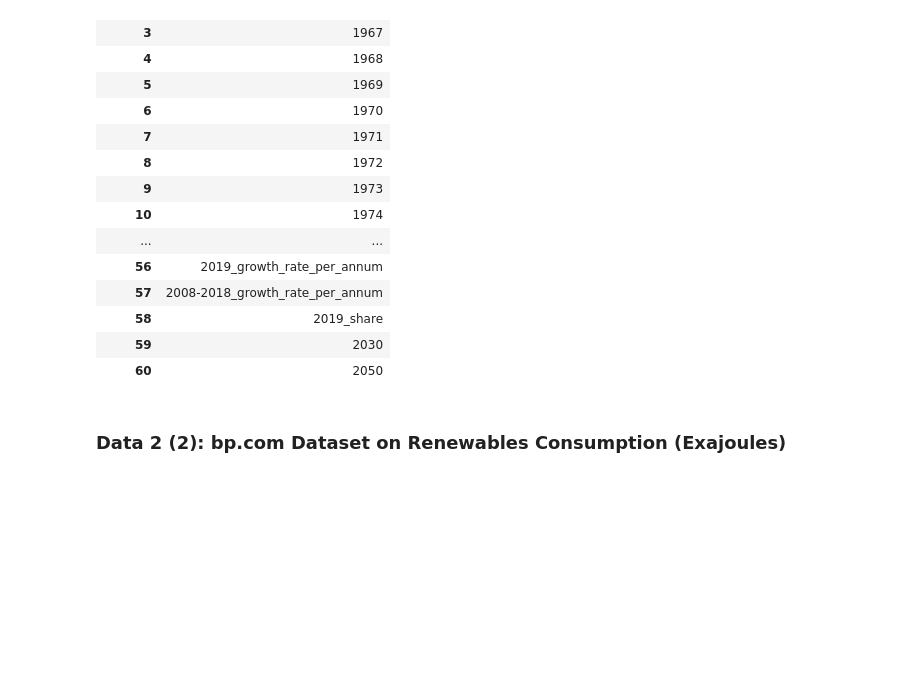
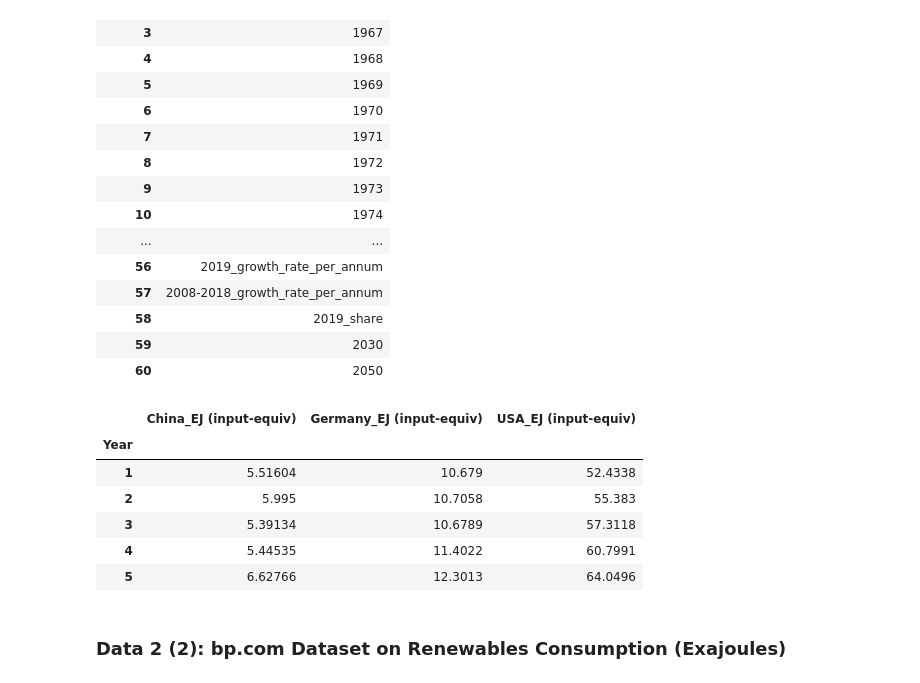
Before and after one commit to yuyhong23/ETL_Project, a Jupyter notebook: ETL_PROJECT.ipynb, the cells around one changed output. Cells and saved outputs as stored; diff of their text form; code cells hidden in the pictures; blank space fills up the shorter version.

```diff
--- a/ETL_PROJECT.ipynb
+++ b/ETL_PROJECT.ipynb
@@ -838,6 +847,77 @@ year_df
 | 58 | 2019_share |
 | 59 | 2030 |
 | 60 | 2050 |
+# %%
+# Update the year values in the dataframe
+bp_ec_new = bp_ec_all.copy()
+bp_ec_new["Year"] = bp_ec_new["Year"].replace([1965.0,
+                                                         1966.0,
+                                                         1967.0,
+                                                         1968.0,
+                                                         1969.0,
+                                                         1970.0,
+                                                         1971.0,
+                                                         1972.0,
+                                                         1973.0,
+                                                         1974.0,
+                                                         1975.0,
+                                                         1976.0,
+                                                         1977.0,
+                                                         1978.0,
+                                                         1979.0,
+                                                         1980.0,
+                                                         1981.0,
+                                                         1982.0,
+                                                         1983.0,
+                                                         1984.0,
+                                                         1985.0,
+                                                         1986.0,
+                                                         1987.0,
+                                                         1988.0,
+                                                         1989.0,
+                                                         1990.0,
+                                                         1991.0,
+                                                         1992.0,
+                                                         1993.0,
+                                                         1994.0,
+                                                         1995.0,
+                                                         1996.0,
+                                                         1997.0,
+                                                         1998.0,
+                                                         1999.0,
+                                                         2000.0,
+                                                         2001.0,
+                                                         2002.0,
+                                                         2003.0,
+                                                         2004.0,
+                                                         2005.0,
+                                                         2006.0,
+                                                         2007.0,
+                                                         2008.0,
+                                                         2009.0,
+                                                         2010.0,
+                                                         2011.0,
+                                                         2012.0,
+                                                         2013.0,
+                                                         2014.0,
+                                                         2015.0,
+                                                         2016.0,
+                                                         2017.0,
+                                                         2018.0,
+                                                         2019.0,
+                                                         '2019_growth_rate_per_annum',
+                                                         '2008-2018_growth_rate_per_annum',
+                                                         '2019_share'], [*range(1,59,1)])
+bp_ec_new.set_index("Year", inplace=True)
+bp_ec_new.head()
+# %% [output]
+|  | China_EJ (input-equiv) | Germany_EJ (input-equiv) | USA_EJ (input-equiv) |
+| Year |  |  |  |
+| 1 | 5.51604 | 10.679 | 52.4338 |
+| 2 | 5.995 | 10.7058 | 55.383 |
+| 3 | 5.39134 | 10.6789 | 57.3118 |
+| 4 | 5.44535 | 11.4022 | 60.7991 |
+| 5 | 6.62766 | 12.3013 | 64.0496 |
 # %% [markdown]
 ### Data 2 (2): bp.com Dataset on Renewables Consumption (Exajoules)
 # %%
```
Also changed, not shown: parts of 12 cells of this notebook.
